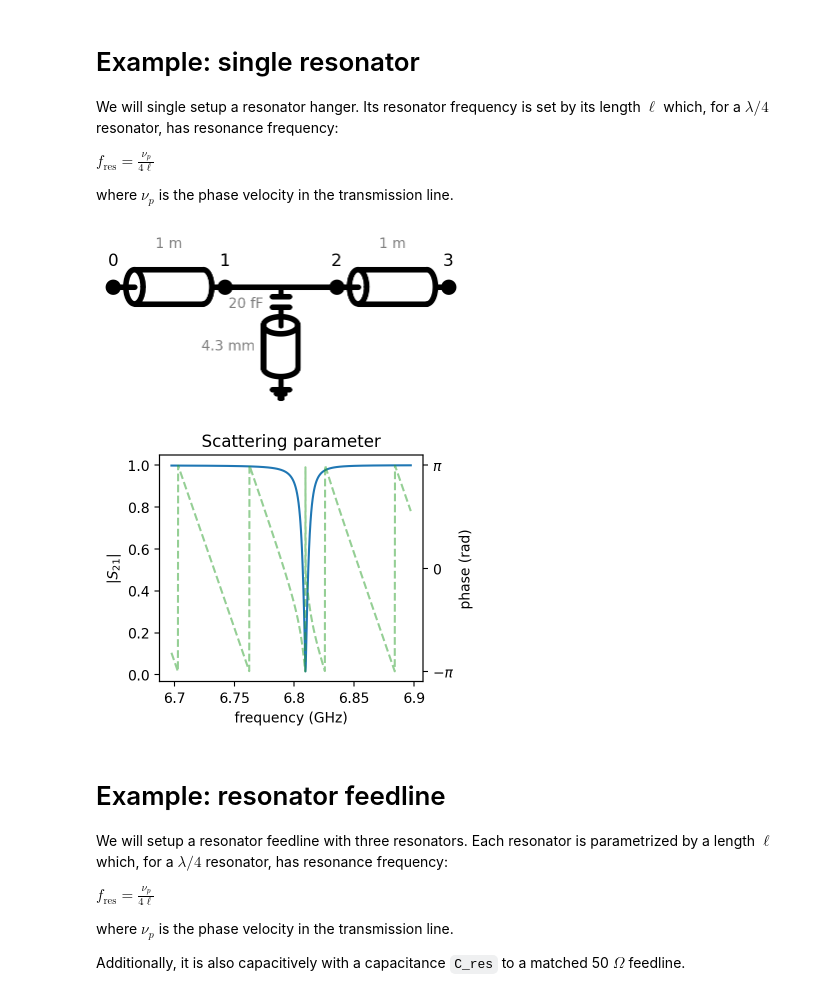
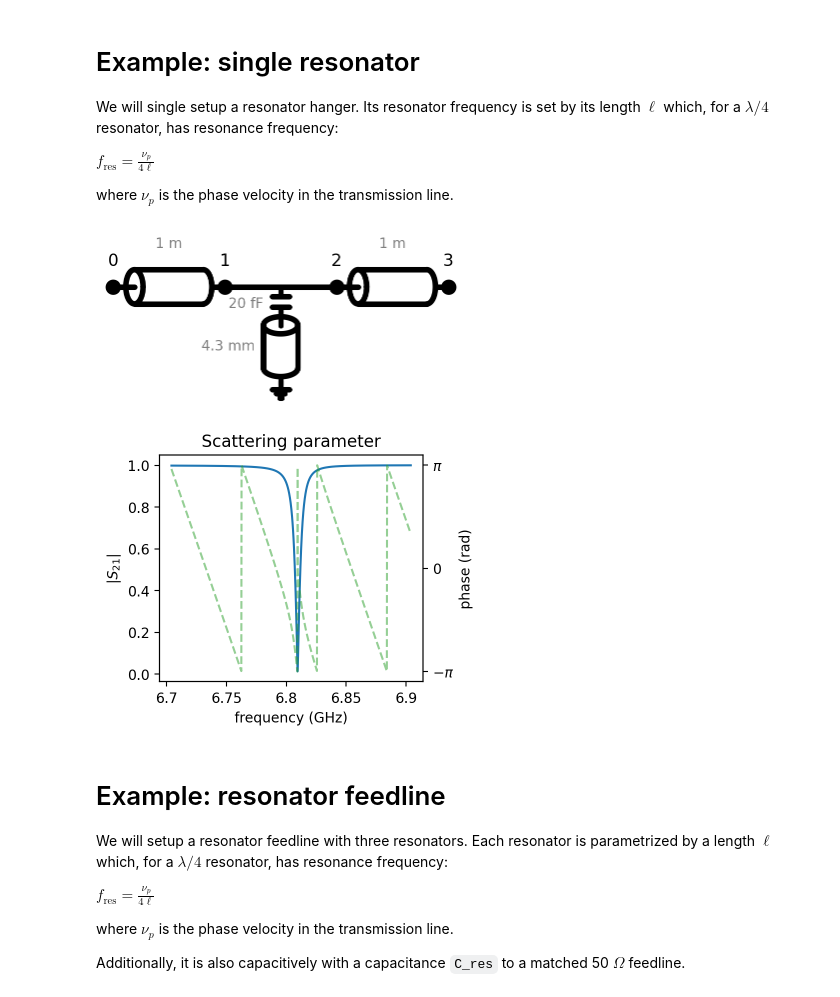
Before and after one commit to jorgemfm27/Network_analysis, a Jupyter notebook: tutorial_resonator_networks.ipynb, the cells around one changed output. Saved outputs shown, nothing was run; the diff lists cells and outputs as text; code cells hidden in the pictures.

```diff
--- a/tutorial_resonator_networks.ipynb
+++ b/tutorial_resonator_networks.ipynb
@@ -26,27 +26,27 @@ where $\nu_p$ is the phase velocity in the transmission line.
 # %%
 # Setup network
 network = nt.Network(Zgen=Z0)
 
 # compute length required for lambda/4 resonator
 resonator_frequency = 7e9
 resonator_length = vp/4/resonator_frequency
 # coupling capacitance of each resonator
 C_res = 20e-15
-resonator_frequency_corr =  resonator_frequency - 4*Z0*C_res*freq**2
+resonator_frequency_corr =  resonator_frequency - 4*Z0*C_res*resonator_frequency**2
 
 # Add elements to network
 # add physical separation between resonators
 network.add_transmission_line(length=1000e-3, Z0=Z0, phase_velocity=vp)
 # add resonator
 network.add_capacitively_coupled_hanger(length=resonator_length, Z0=Z0, phase_velocity=vp, Z_termination=0, C_coupling=C_res)
 network.add_transmission_line(length=1000e-3, Z0=Z0, phase_velocity=vp)
 network.draw_network()
 
 freq_axis = np.linspace(-0.1e9, 0.1e9, 1001)+resonator_frequency_corr
 _ = network.get_S_parameters(freq_axis, plot='s21', plot_phase=True)
 # %% [output]
 [figure]
-[figure, old version]
+[figure, new version]
 # %% [markdown]
 # Example: resonator feedline
 
```
Also changed, not shown: parts of 1 cell of this notebook, 3 other files.
